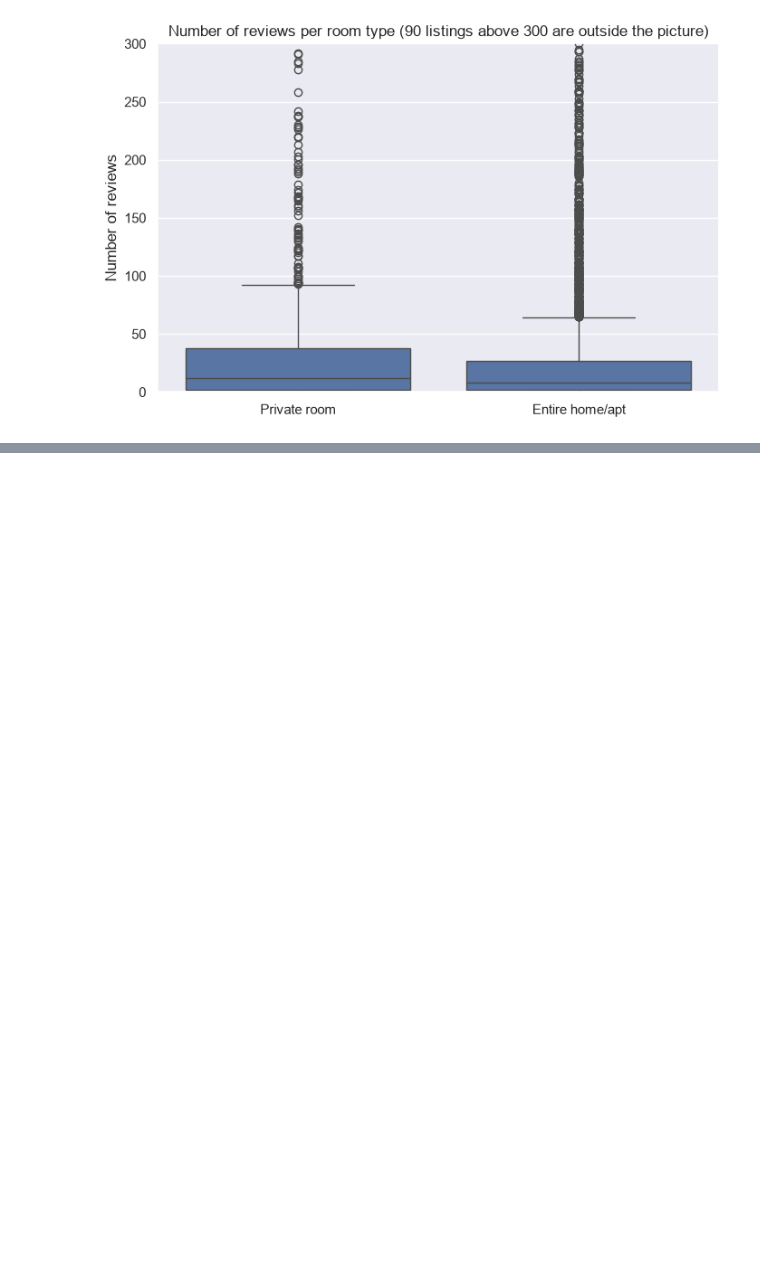
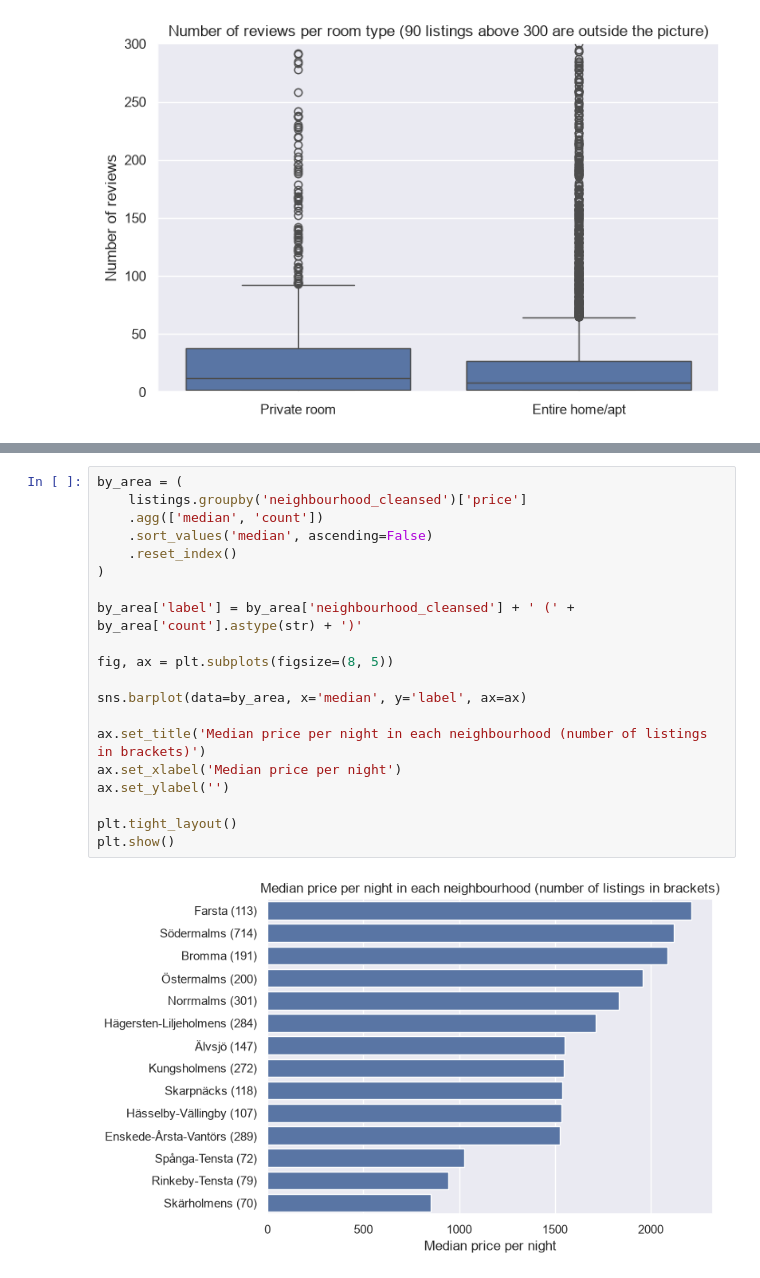
Before and after one commit to sven-0414/py-ai-lab, a Jupyter notebook: data_analysis/lab7.ipynb, the cells around one changed output, grey strips where cells are left out. Drawn from its saved outputs; the diff is of its cells as text; blank space fills up the shorter version.

```diff
--- a/data_analysis/lab7.ipynb
+++ b/data_analysis/lab7.ipynb
@@ -106,0 +122,22 @@ plt.show()
+# %%
+by_area = (
+    listings.groupby('neighbourhood_cleansed')['price']
+    .agg(['median', 'count'])
+    .sort_values('median', ascending=False)
+    .reset_index()
+)
+
+by_area['label'] = by_area['neighbourhood_cleansed'] + ' (' + by_area['count'].astype(str) + ')'
+
+fig, ax = plt.subplots(figsize=(8, 5))
+
+sns.barplot(data=by_area, x='median', y='label', ax=ax)
+
+ax.set_title('Median price per night in each neighbourhood (number of listings in brackets)')
+ax.set_xlabel('Median price per night')
+ax.set_ylabel('')
+
+plt.tight_layout()
+plt.show()
+# %% [output]
+[figure, added]
```
Also changed, not shown: parts of 9 cells of this notebook.
